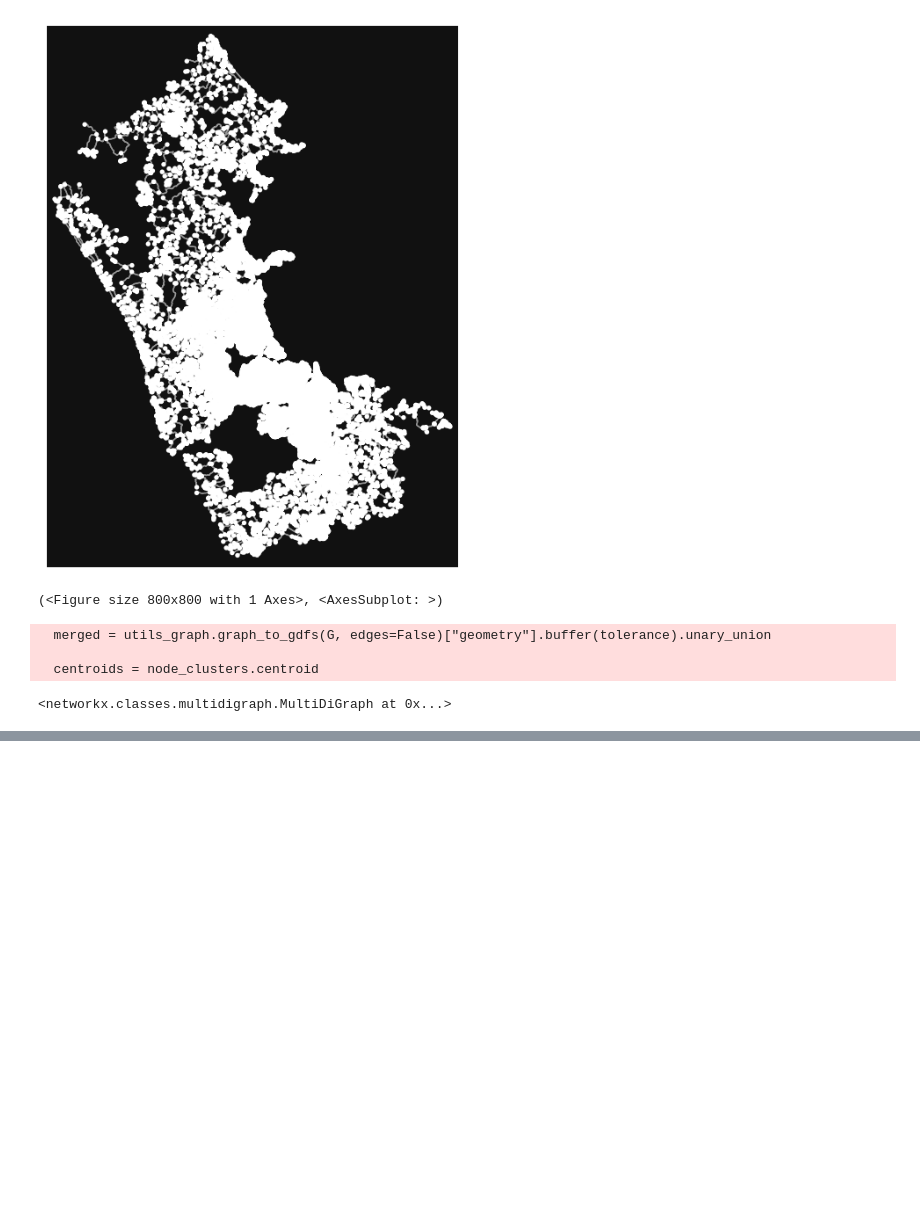
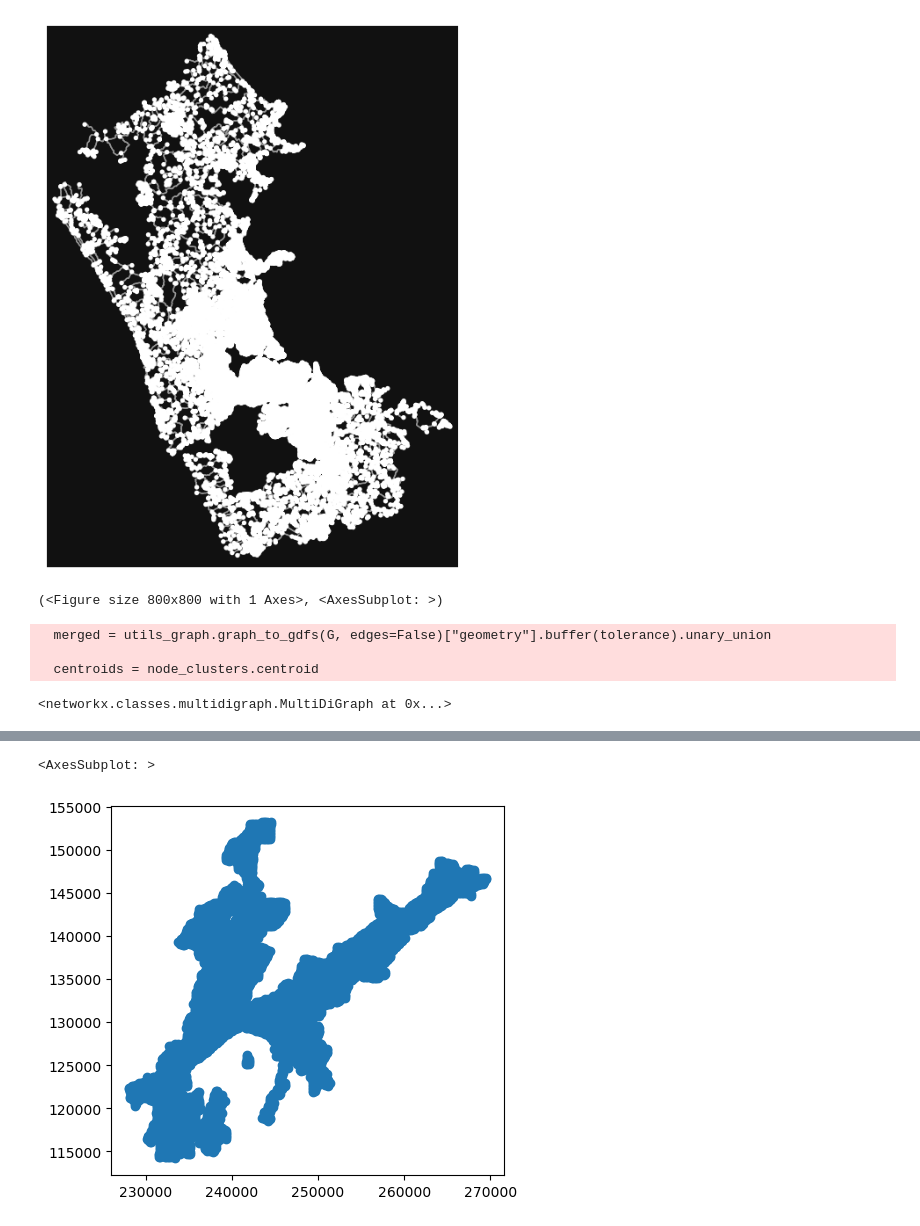
Before and after one commit to jankomag/uli-nz, a Jupyter notebook: network_analysis.ipynb, the cells around one changed output, grey strips where cells are left out. Drawn from its saved outputs; the diff is of its cells as text; code cells hidden in the pictures; blank space fills up the shorter version.

```diff
--- a/network_analysis.ipynb
+++ b/network_analysis.ipynb
@@ -30,0 +38,7 @@ ox.io.save_graph_geopackage(G, filepath="auckland_network_walk_consolidated", en
+# %%
+grid = gpd.read_file("data/geographic/grids/grid_10000_welly.gpkg")
+grid2 = grid.iloc[0]['geometry']
+grid.plot()
+# %% [output]
+<AxesSubplot: >
+[figure, added]
```
Also changed, not shown: parts of 2 cells of this notebook.
